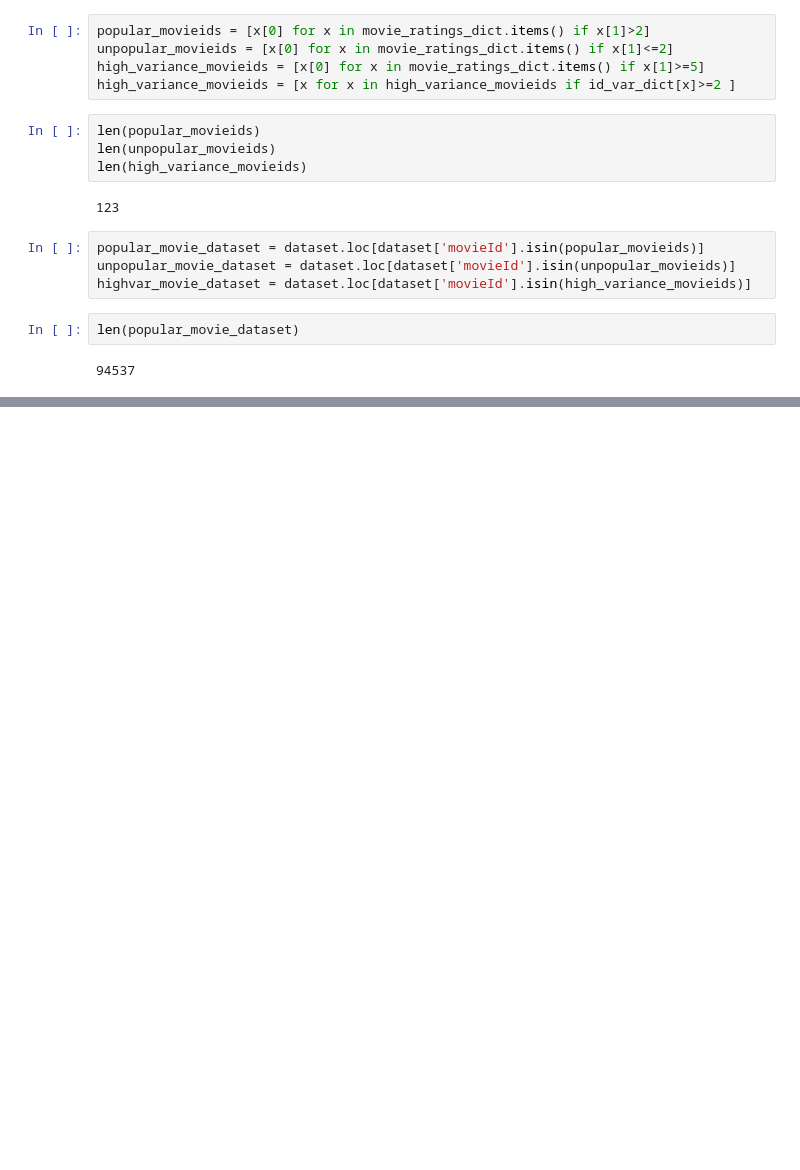
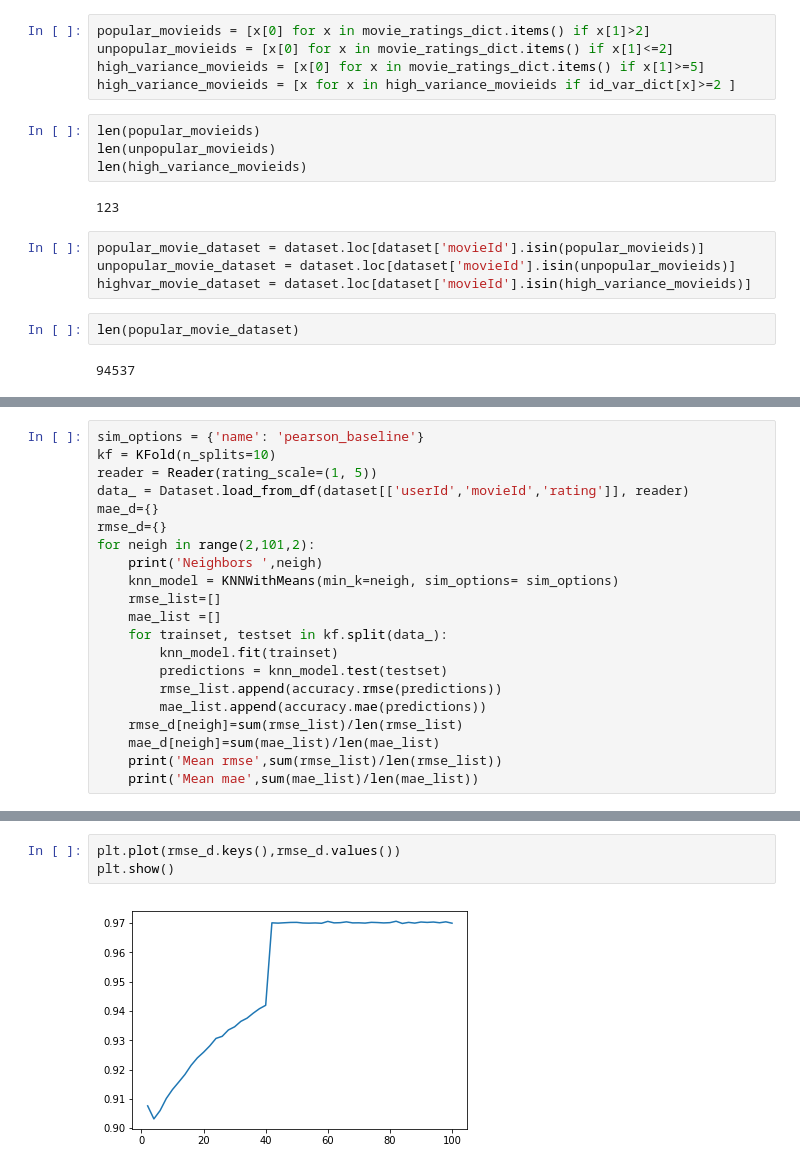
Before and after one commit to satyatumati/Collaborative-Filtering, a Jupyter notebook: Project 3_v1.ipynb, the cells around one changed output, grey strips where cells are left out. Drawn from its saved outputs; the diff is of its cells as text; blank space fills up the shorter version.

```diff
--- a/Project 3_v1.ipynb
+++ b/Project 3_v1.ipynb
@@ -121,0 +124,21 @@ len(popular_movie_dataset)
+# %%
+sim_options = {'name': 'pearson_baseline'}
+kf = KFold(n_splits=10)
+reader = Reader(rating_scale=(1, 5))
+data_ = Dataset.load_from_df(dataset[['userId','movieId','rating']], reader)
+mae_d={}
+rmse_d={}
+for neigh in range(2,101,2):
+    print('Neighbors ',neigh)
+    knn_model = KNNWithMeans(min_k=neigh, sim_options= sim_options)
+    rmse_list=[]
+    mae_list =[]
+    for trainset, testset in kf.split(data_):
+        knn_model.fit(trainset)
+        predictions = knn_model.test(testset)
+        rmse_list.append(accuracy.rmse(predictions))
+        mae_list.append(accuracy.mae(predictions))
+    rmse_d[neigh]=sum(rmse_list)/len(rmse_list)
+    mae_d[neigh]=sum(mae_list)/len(mae_list)
+    print('Mean rmse',sum(rmse_list)/len(rmse_list))
+    print('Mean mae',sum(mae_list)/len(mae_list))
@@ -121,0 +163,5 @@ len(popular_movie_dataset)
+# %%
+plt.plot(rmse_d.keys(),rmse_d.values())
+plt.show()
+# %% [output]
+[figure, added]
```
Also changed, not shown: parts of 11 cells of this notebook.
